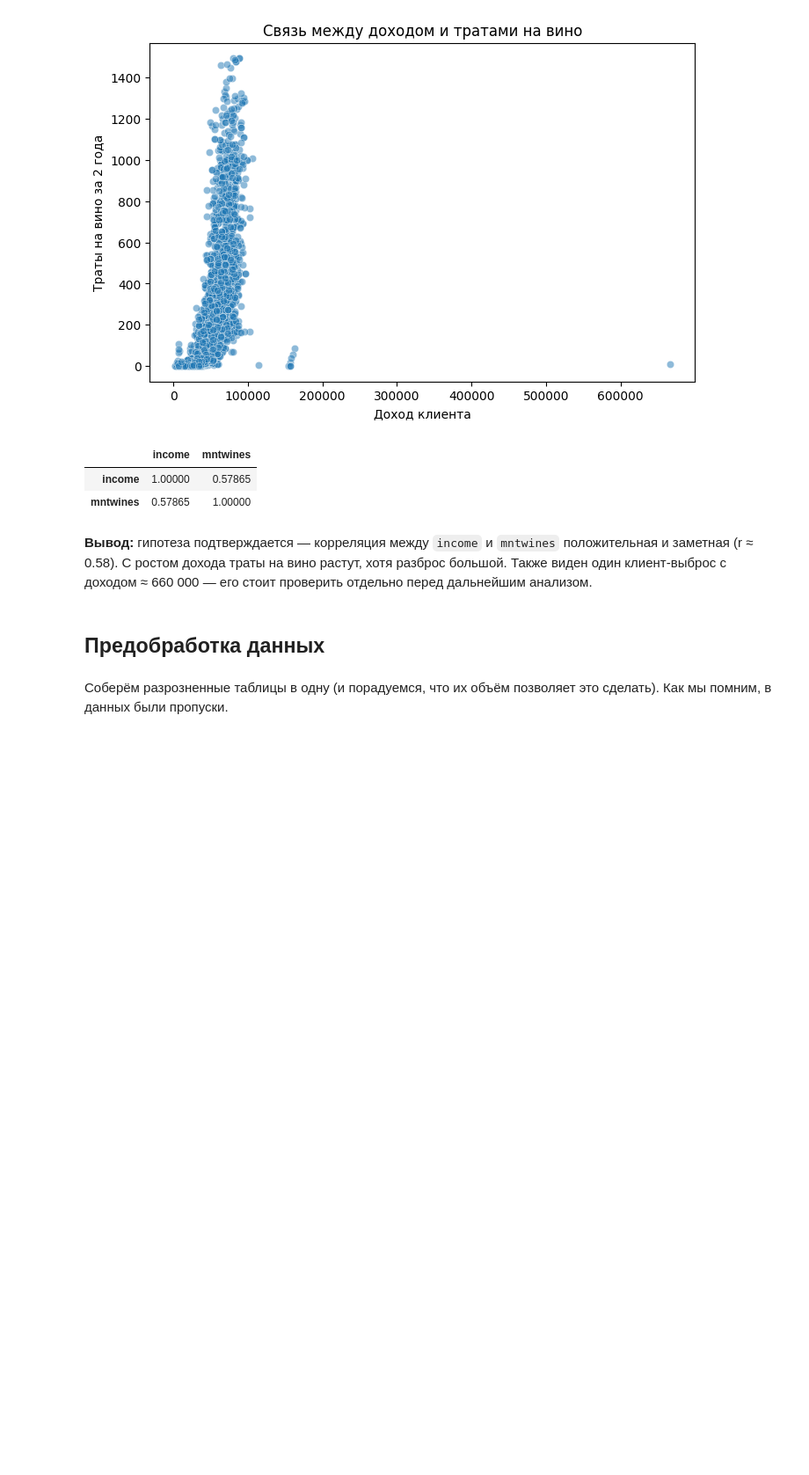
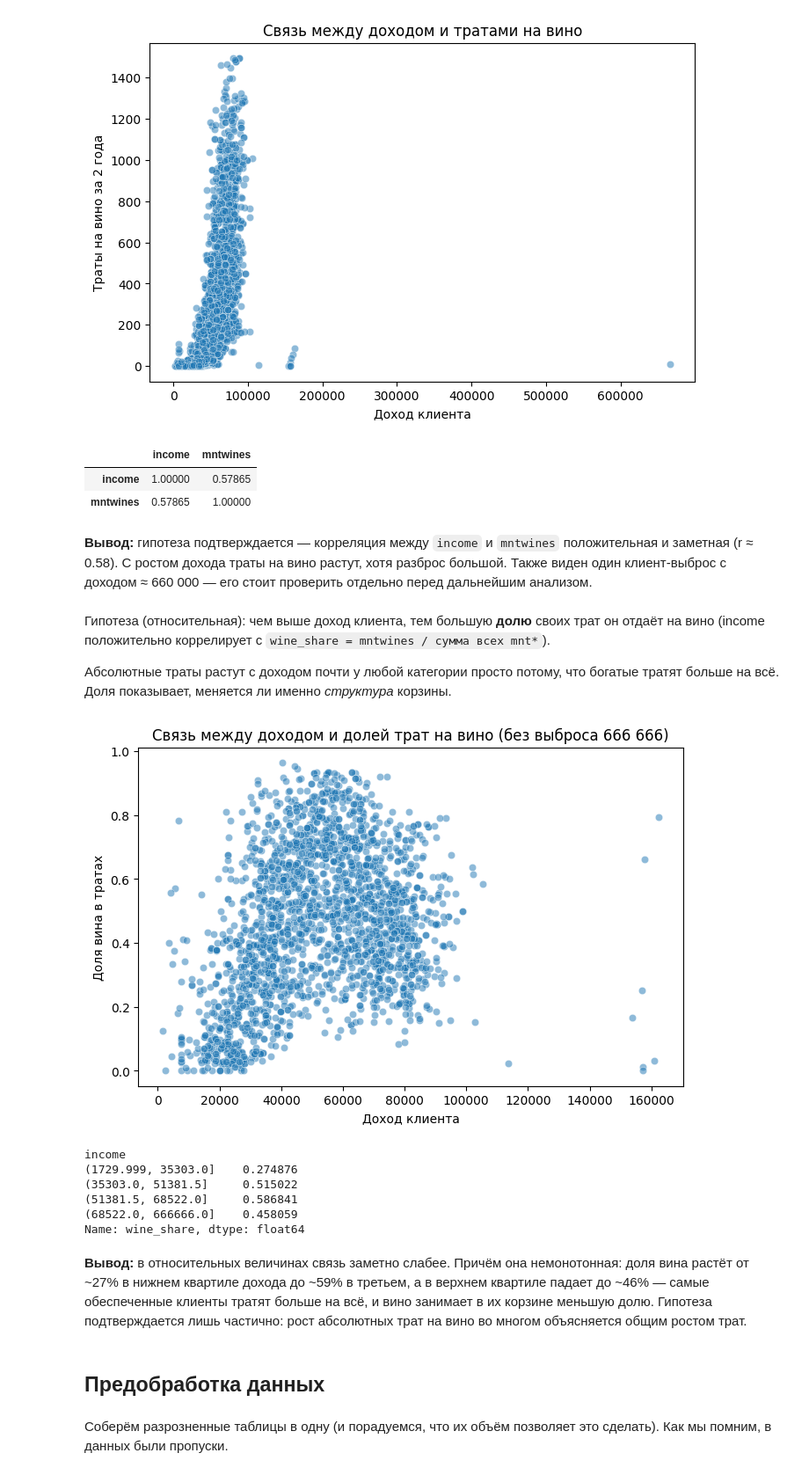
Before and after one commit to minitower/tutor, a Jupyter notebook: students/Валерия_ml/ml/lab_2/lab2.ipynb, the cells around one changed output. Shown at 88% size. Drawn from its saved outputs; the diff is of its cells as text; code cells hidden in the pictures; blank space fills up the shorter version.

```diff
--- a/students/Валерия_ml/ml/lab_2/lab2.ipynb
+++ b/students/Валерия_ml/ml/lab_2/lab2.ipynb
@@ -264,6 +271,32 @@ merged[['income', 'mntwines']].corr()
 | mntwines | 0.57865 | 1.00000 |
 # %% [markdown]
 **Вывод:** гипотеза подтверждается — корреляция между `income` и `mntwines` положительная и заметная (r ≈ 0.58). С ростом дохода траты на вино растут, хотя разброс большой. Также виден один клиент-выброс с доходом ≈ 660 000 — его стоит проверить отдельно перед дальнейшим анализом.
+# %% [markdown]
+Гипотеза (относительная): чем выше доход клиента, тем большую **долю** своих трат он отдаёт на вино (income положительно коррелирует с `wine_share = mntwines / сумма всех mnt*`).
+
+Абсолютные траты растут с доходом почти у любой категории просто потому, что богатые тратят больше на всё. Доля показывает, меняется ли именно *структура* корзины.
+# %%
+spend_cols = [c for c in products.columns if c.startswith('mnt')]
+merged['wine_share'] = merged['mntwines'] / merged[spend_cols].sum(axis=1)
+
+plt.figure(figsize=(8, 5))
+sns.scatterplot(data=merged[merged['income'] < 200_000], x='income', y='wine_share', alpha=0.5)
+plt.xlabel('Доход клиента')
+plt.ylabel('Доля вина в тратах')
+plt.title('Связь между доходом и долей трат на вино (без выброса 666 666)')
+plt.show()
+
+merged.groupby(pd.qcut(merged['income'], 4), observed=True)['wine_share'].mean()
+# %% [output]
+[figure, added]
+income
+(1729.999, 35303.0]    0.274876
+(35303.0, 51381.5]     0.515022
+(51381.5, 68522.0]     0.586841
+(68522.0, 666666.0]    0.458059
+Name: wine_share, dtype: float64
+# %% [markdown]
+**Вывод:** в относительных величинах связь заметно слабее. Причём она немонотонная: доля вина растёт от ~27% в нижнем квартиле дохода до ~59% в третьем, а в верхнем квартиле падает до ~46% — самые обеспеченные клиенты тратят больше на всё, и вино занимает в их корзине меньшую долю. Гипотеза подтверждается лишь частично: рост абсолютных трат на вино во многом объясняется общим ростом трат.
 # %% [markdown]
 ## Предобработка данных
 # %% [markdown]
```
Also changed, not shown: parts of 12 cells of this notebook, 11 other files.
